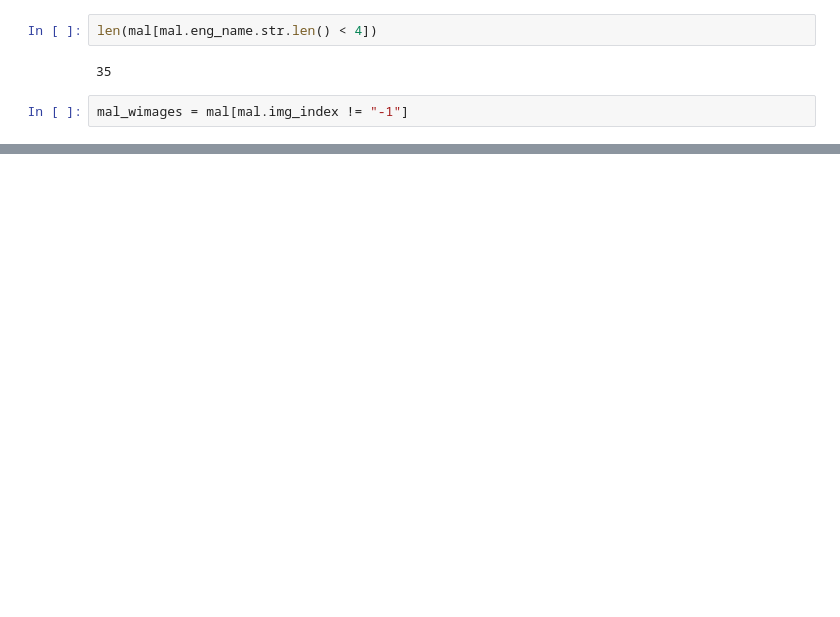
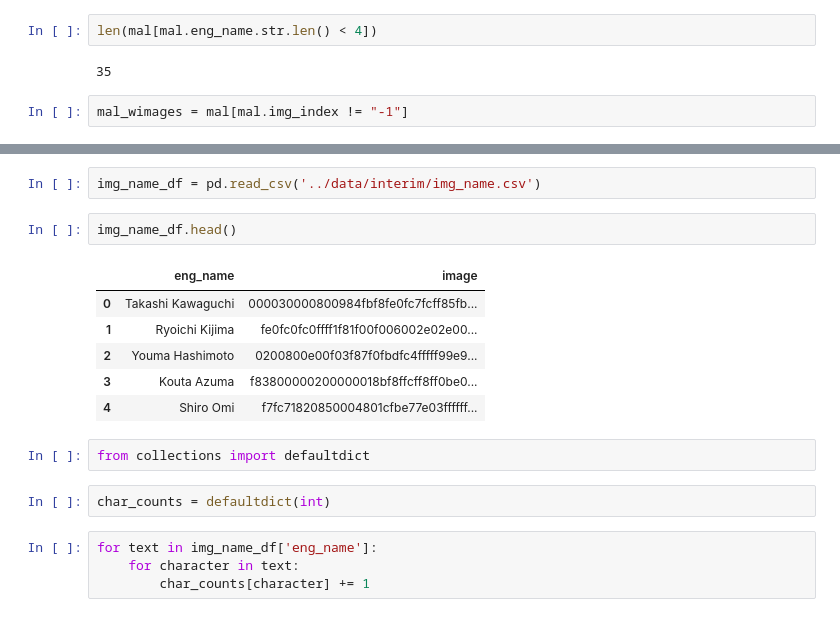
Before and after one commit to Pythonimous/ficbot, a Jupyter notebook: notebooks/1.0-kin-initial-data-exploration.ipynb, the cells around one changed output, grey strips where cells are left out. Drawn from its saved outputs; the diff is of its cells as text; blank space fills up the shorter version.

```diff
--- a/notebooks/1.0-kin-initial-data-exploration.ipynb
+++ b/notebooks/1.0-kin-initial-data-exploration.ipynb
@@ -64,0 +127,19 @@ mal_wimages[["eng_name", "img_index"]].head()
+# %%
+img_name_df = pd.read_csv('../data/interim/img_name.csv')
+# %%
+img_name_df.head()
+# %% [output]
+|  | eng_name | image |
+| 0 | Takashi Kawaguchi | 000030000800984fbf8fe0fc7fcff85fb... |
+| 1 | Ryoichi Kijima | fe0fc0fc0ffff1f81f00f006002e02e00... |
+| 2 | Youma Hashimoto | 0200800e00f03f87f0fbdfc4fffff99e9... |
+| 3 | Kouta Azuma | f83800000200000018bf8ffcff8ff0be0... |
+| 4 | Shiro Omi | f7fc71820850004801cfbe77e03ffffff... |
+# %%
+from collections import defaultdict
+# %%
+char_counts = defaultdict(int)
+# %%
+for text in img_name_df['eng_name']:
+    for character in text:
+        char_counts[character] += 1
```
Also changed, not shown: parts of 12 cells of this notebook, 8 other files.
